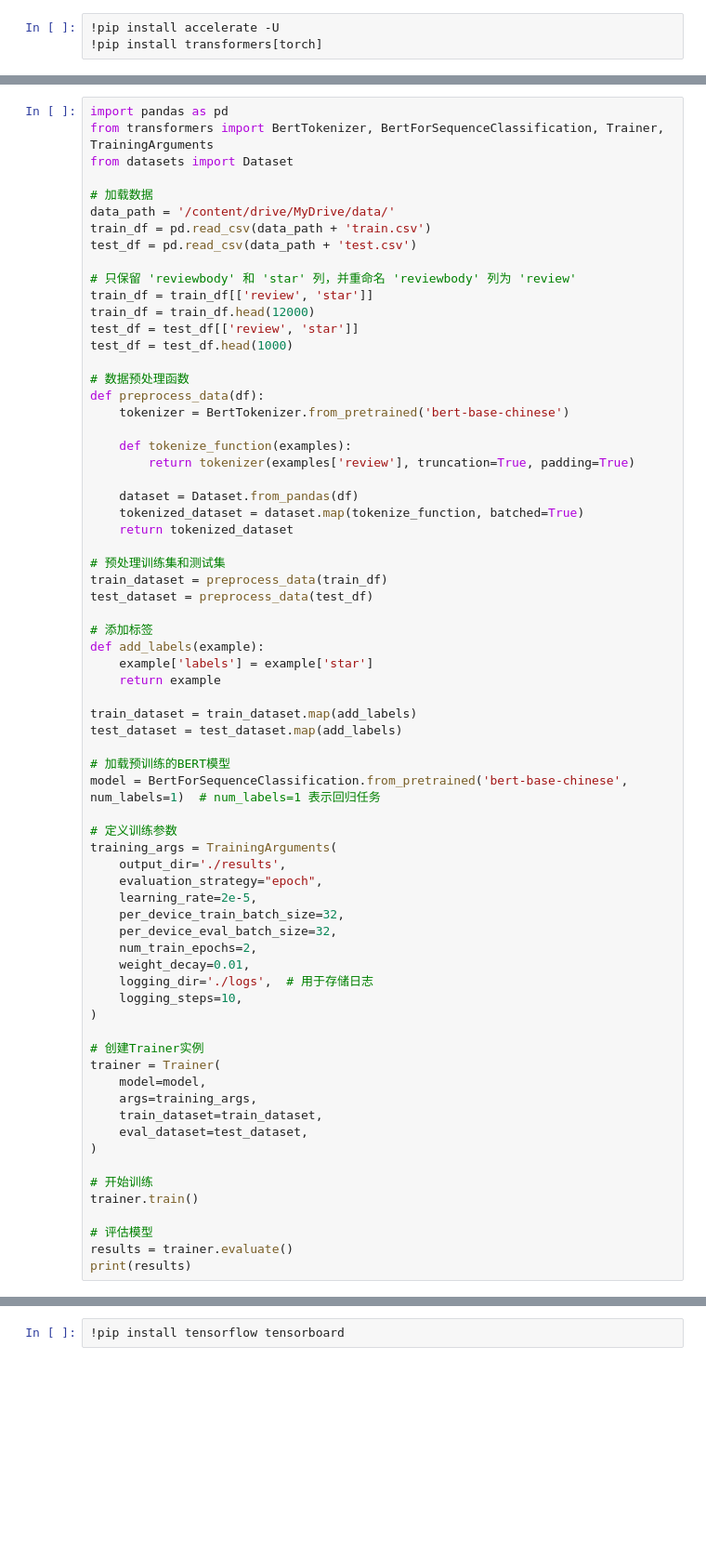
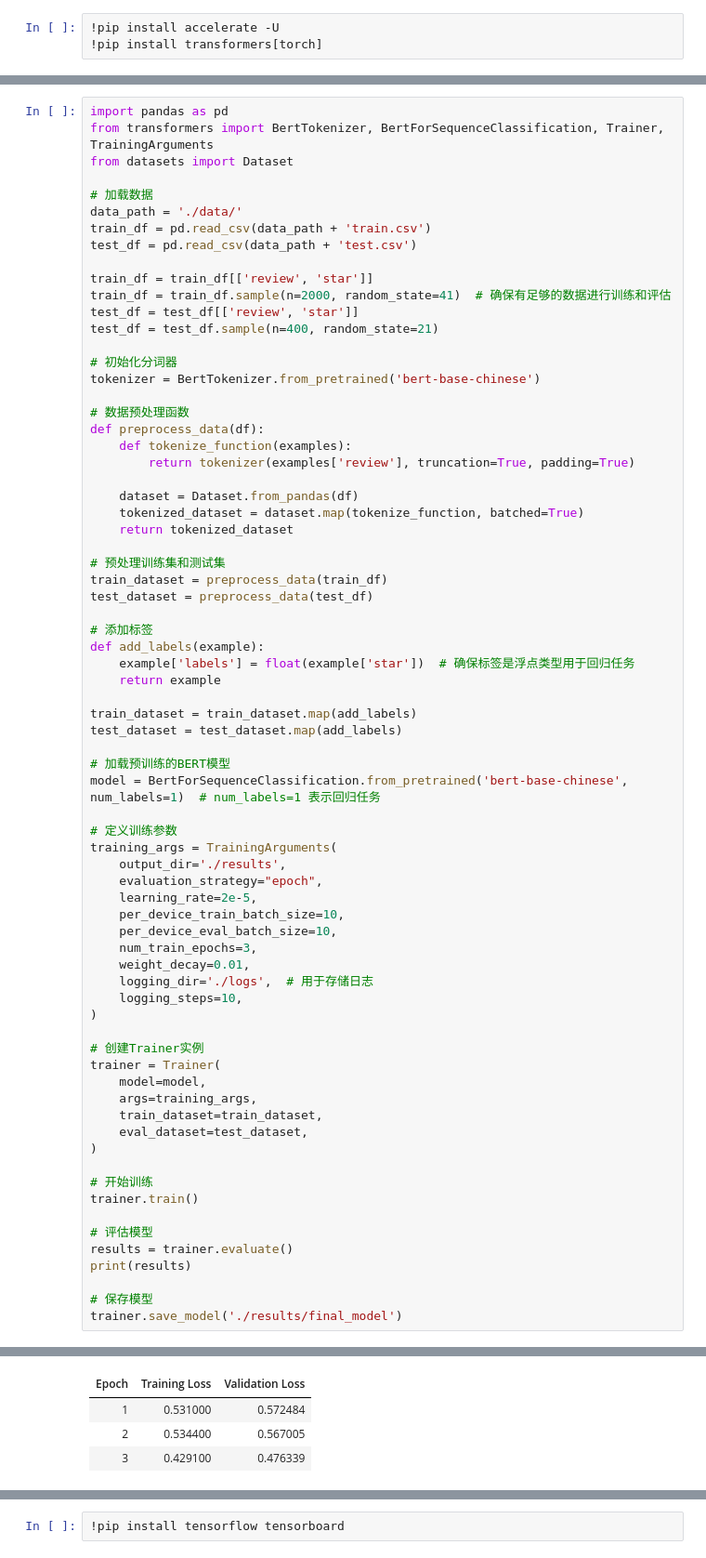
Before and after one commit to Jinbao2333/AIFundamentals2024, a Jupyter notebook: Project_2/Classify.ipynb, the cells around one changed output, grey strips where cells are left out. Shown at 93% size. Saved outputs shown, nothing was run; the diff lists cells and outputs as text; blank space fills up the shorter version.

```diff
--- a/Project_2/Classify.ipynb
+++ b/Project_2/Classify.ipynb
@@ -7,20 +9,20 @@ from transformers import BertTokenizer, BertForSequenceClassification, Trainer,
 from datasets import Dataset
 
 # 加载数据
-data_path = '/content/drive/MyDrive/data/'
+data_path = './data/'
 train_df = pd.read_csv(data_path + 'train.csv')
 test_df = pd.read_csv(data_path + 'test.csv')
 
-# 只保留 'reviewbody' 和 'star' 列，并重命名 'reviewbody' 列为 'review'
 train_df = train_df[['review', 'star']]
-train_df = train_df.head(12000)
+train_df = train_df.sample(n=2000, random_state=41)  # 确保有足够的数据进行训练和评估
 test_df = test_df[['review', 'star']]
-test_df = test_df.head(1000)
+test_df = test_df.sample(n=400, random_state=21)
+
+# 初始化分词器
+tokenizer = BertTokenizer.from_pretrained('bert-base-chinese')
 
 # 数据预处理函数
 def preprocess_data(df):
-    tokenizer = BertTokenizer.from_pretrained('bert-base-chinese')
-
     def tokenize_function(examples):
         return tokenizer(examples['review'], truncation=True, padding=True)
 
@@ -34,7 +36,7 @@ test_dataset = preprocess_data(test_df)
 
 # 添加标签
 def add_labels(example):
-    example['labels'] = example['star']
+    example['labels'] = float(example['star'])  # 确保标签是浮点类型用于回归任务
     return example
 
 train_dataset = train_dataset.map(add_labels)
@@ -48,9 +50,9 @@ training_args = TrainingArguments(
     output_dir='./results',
     evaluation_strategy="epoch",
     learning_rate=2e-5,
-    per_device_train_batch_size=32,
-    per_device_eval_batch_size=32,
-    num_train_epochs=2,
+    per_device_train_batch_size=10,
+    per_device_eval_batch_size=10,
+    num_train_epochs=3,
     weight_decay=0.01,
     logging_dir='./logs',  # 用于存储日志
     logging_steps=10,
@@ -70,3 +72,7 @@ trainer.train()
 # 评估模型
 results = trainer.evaluate()
 print(results)
+
+# 保存模型
+trainer.save_model('./results/final_model')
+# %% [output]
@@ -72,0 +85,4 @@ print(results)
+| Epoch | Training Loss | Validation Loss |
+| 1 | 0.531000 | 0.572484 |
+| 2 | 0.534400 | 0.567005 |
+| 3 | 0.429100 | 0.476339 |
```
Also changed, not shown: parts of 4 cells of this notebook, 21 other files.
